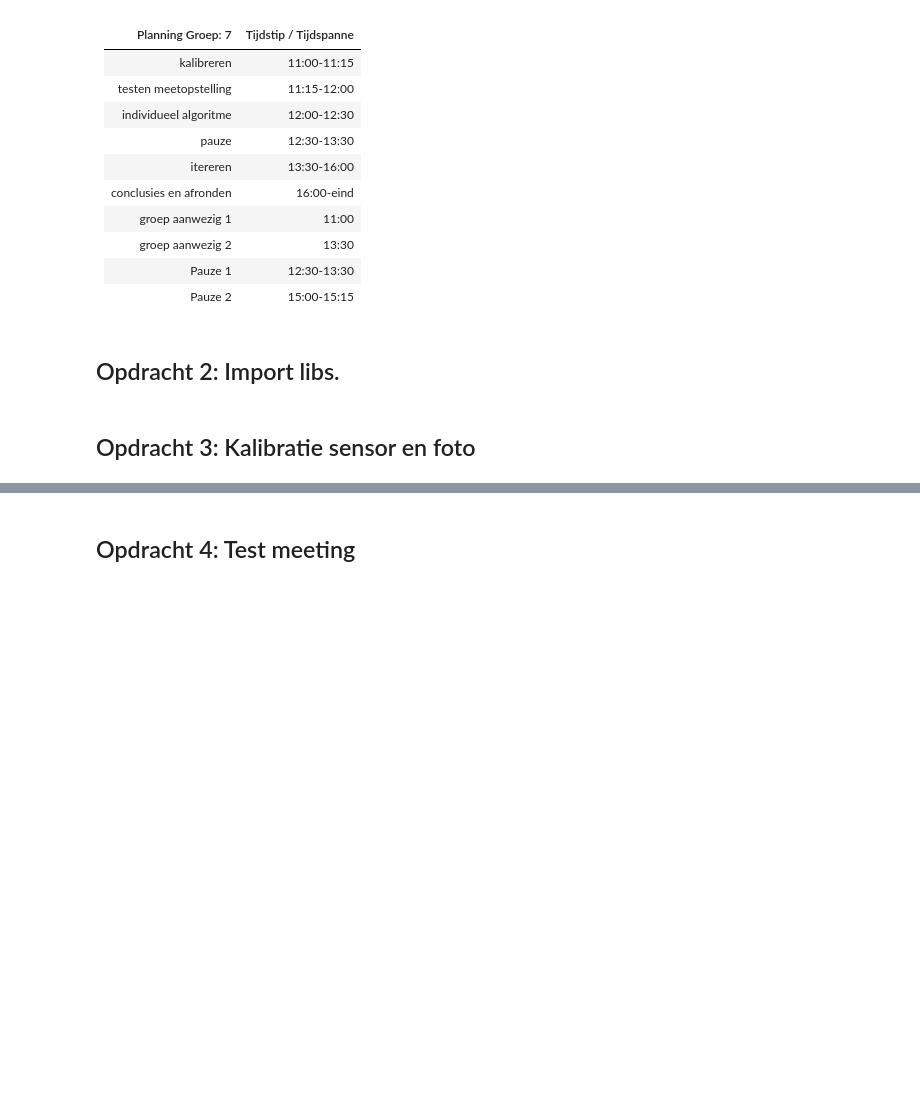
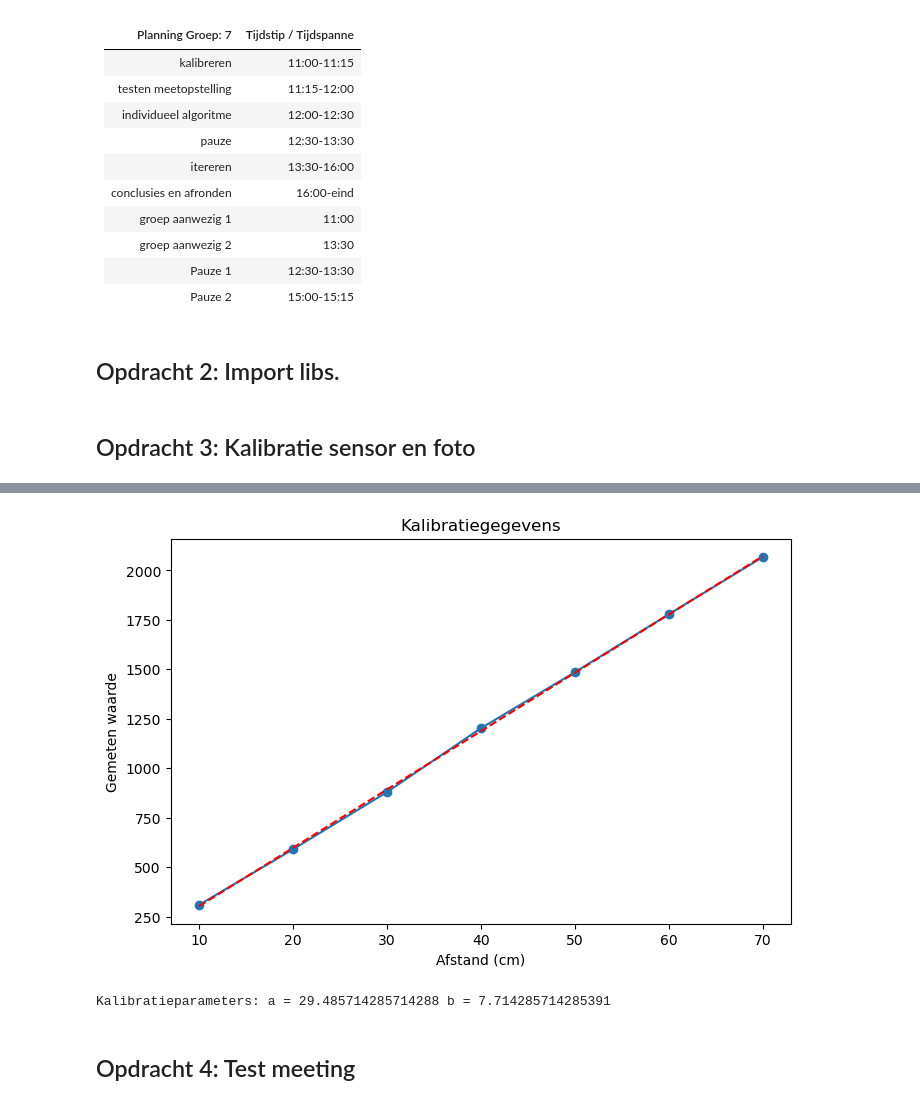
Before and after one commit to beanmachine123/opdrachten-DEF-D, a Jupyter notebook: FysiekeOntwerpopdrachten/4OntwerpEenAlgoritmeEchoAkoestisch/DEFOntwerpopdracht4AlgoritmeInvulTemplate.ipynb, the cells around one changed output, grey strips where cells are left out. Drawn from its saved outputs; the diff is of its cells as text; code cells hidden in the pictures; blank space fills up the shorter version.

```diff
--- a/FysiekeOntwerpopdrachten/4OntwerpEenAlgoritmeEchoAkoestisch/DEFOntwerpopdracht4AlgoritmeInvulTemplate.ipynb
+++ b/FysiekeOntwerpopdrachten/4OntwerpEenAlgoritmeEchoAkoestisch/DEFOntwerpopdracht4AlgoritmeInvulTemplate.ipynb
@@ -47,5 +47,28 @@ kalibratie-opstelling groep [nummer]
 # %%
-# verwerk hier jullie kalibratiemetingen
+from scipy.optimize import curve_fit
+import matplotlib.pyplot as plt
+afstand = np.array([ 0.10, 0.20, 0.30, 0.40, 0.50, 0.60, 0.70 ])*100 # in cm
+metingen_kalibratie = np.array([ 309, 590, 879, 1202,1485, 1778, 2067])
+
+def lineaire_functie(x, a, b):
+    return a * x + b
+params, covariance = curve_fit(lineaire_functie, afstand, metingen_kalibratie)
+
+plt.figure(figsize=(8, 5))
+plt.plot(afstand, metingen_kalibratie, 'o-')
+plt.plot(afstand, lineaire_functie(afstand, *params), 'r--', label='Fit: a=%.2f, b=%.2f' % tuple(params))
+plt.xlabel('Afstand (cm)')
+plt.ylabel('Gemeten waarde')
+plt.title('Kalibratiegegevens')
+plt.show()
+print("Kalibratieparameters: a =", params[0], "b =", params[1])
+
+
+#in arduino voeren we als alpha in 0.0294857 en als beta 0.77142
+#zie output van kalibratieparameters hieronder geprint
+# %% [output]
+[figure, added]
+Kalibratieparameters: a = 29.485714285714288 b = 7.714285714285391
 # %% [markdown]
 ## Opdracht 4: Test meeting
 # %%
```
Also changed, not shown: parts of 8 cells of this notebook, 4 other files.
